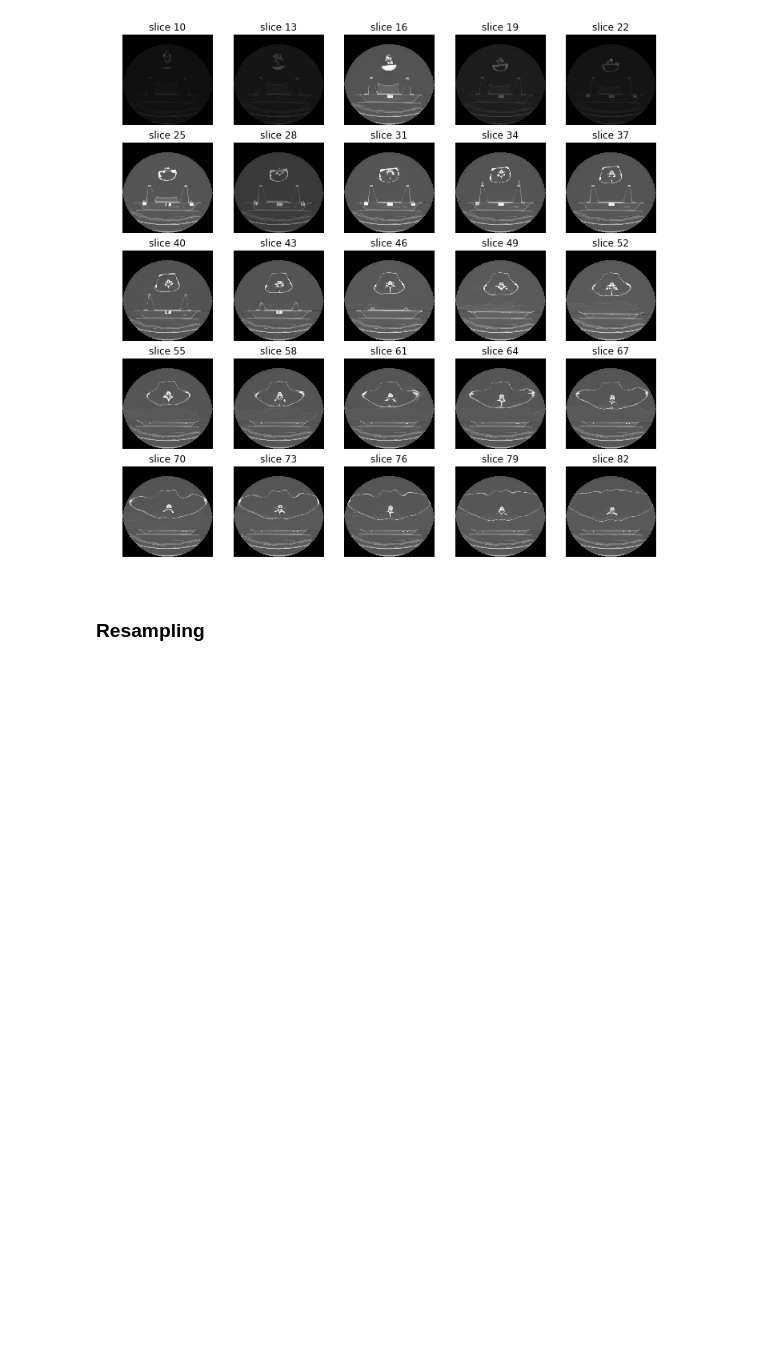
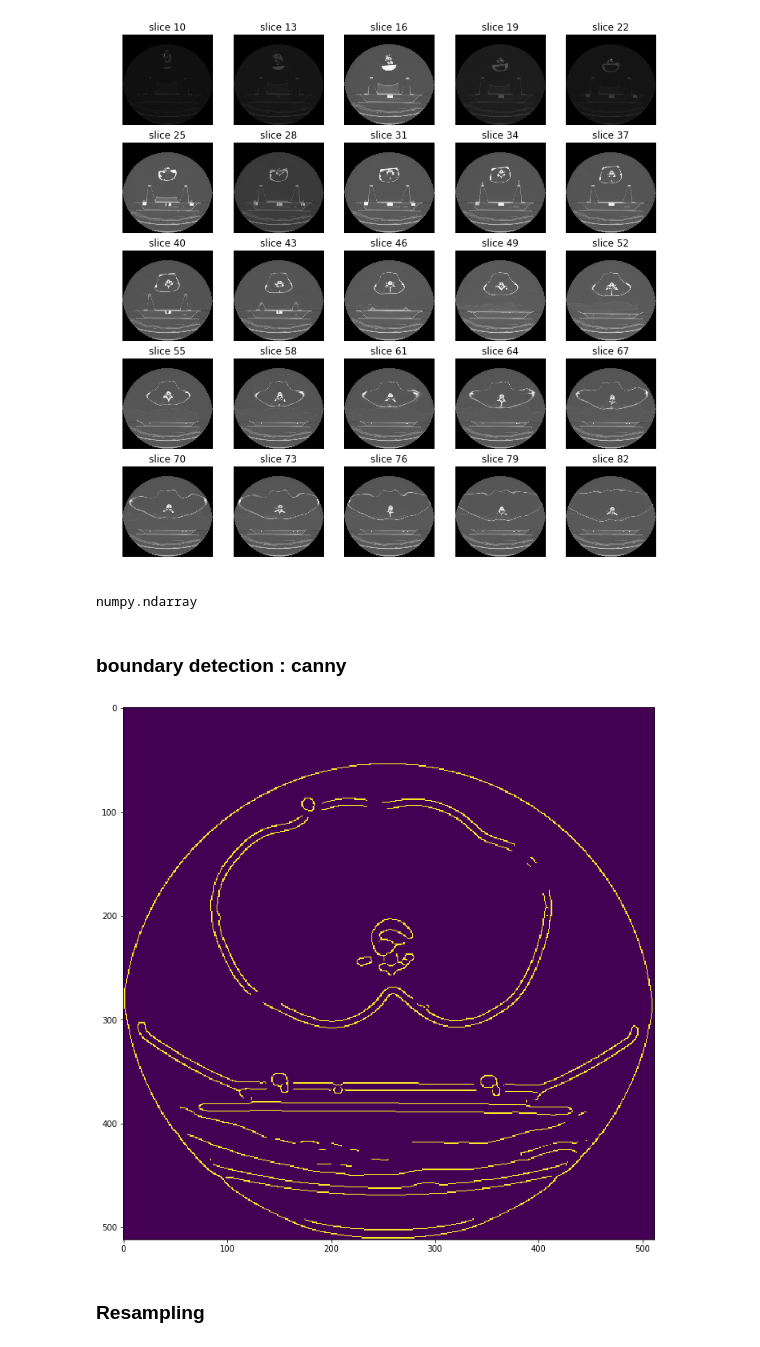
Before and after one commit to daegukdo/TIL, a Jupyter notebook: 05_side_project/01_dicom_with_point_cloud/00_dicom_data_test.ipynb, the cells around one changed output. Saved outputs shown, nothing was run; the diff lists cells and outputs as text; code cells hidden in the pictures; blank space fills up the shorter version.

Commit message:
side project : dicom control practice edit example code (surface segmentation - edge detection)

```diff
--- a/05_side_project/01_dicom_with_point_cloud/00_dicom_data_test.ipynb
+++ b/05_side_project/01_dicom_with_point_cloud/00_dicom_data_test.ipynb
@@ -128,6 +128,30 @@ def sample_stack(stack, rows=5, cols=5, start_with=10, show_every=3):
 sample_stack(imgs_to_process)
 # %% [output]
 [figure]
+# %%
+type(imgs_to_process[188])
+# %% [output]
+numpy.ndarray
+# %% [markdown]
+### boundary detection : canny
+# %%
+from skimage import feature
+
+img = imgs_to_process[188]
+
+edges = feature.canny(
+    image=img,
+    sigma=3,
+    low_threshold=250,
+    high_threshold=-100,
+
+)
+
+fig,ax = plt.subplots(1,1,figsize=[12,12])
+ax.imshow(edges)
+plt.show()
+# %% [output]
+[figure, added]
 # %% [markdown]
 ### Resampling
 # %%
```
